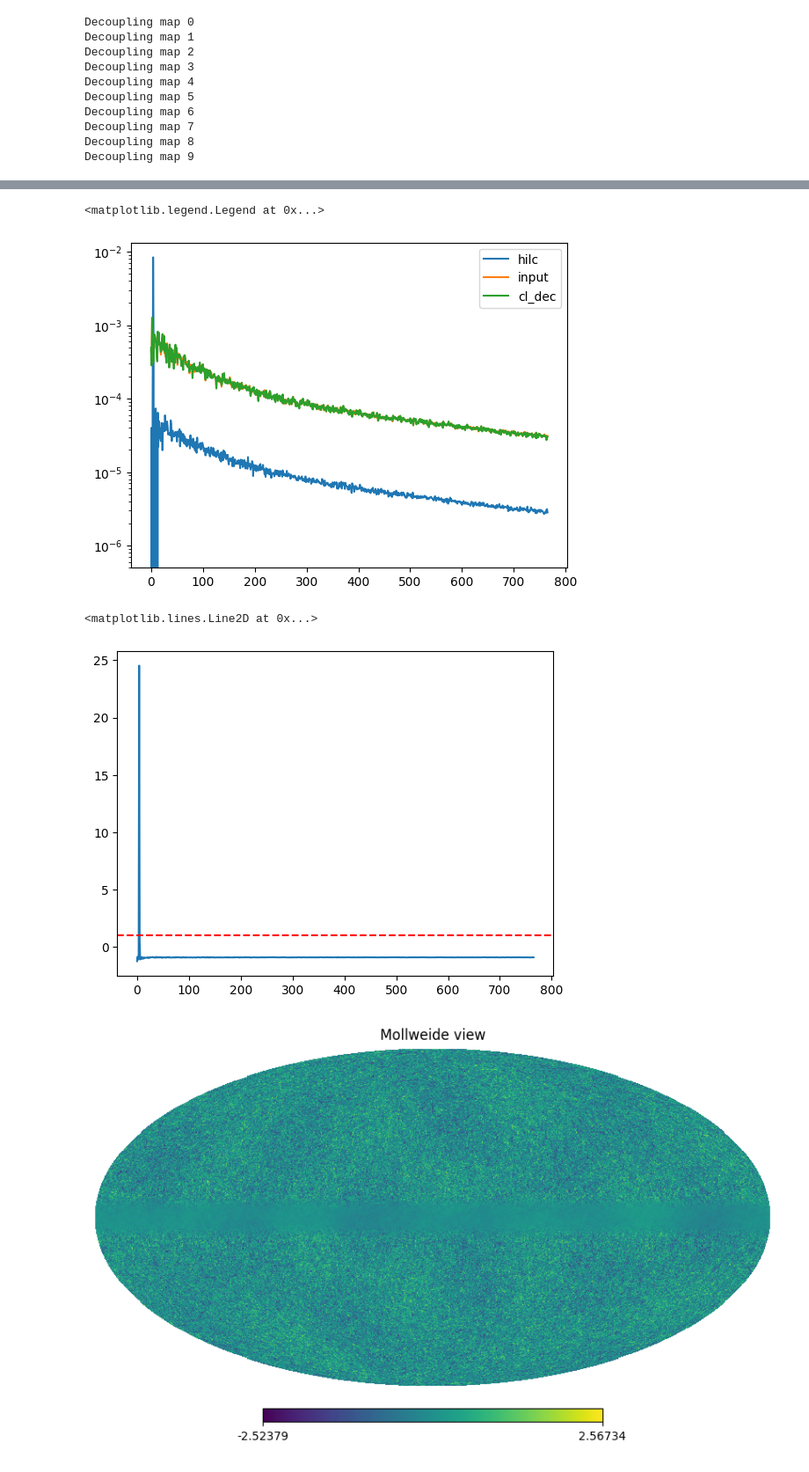
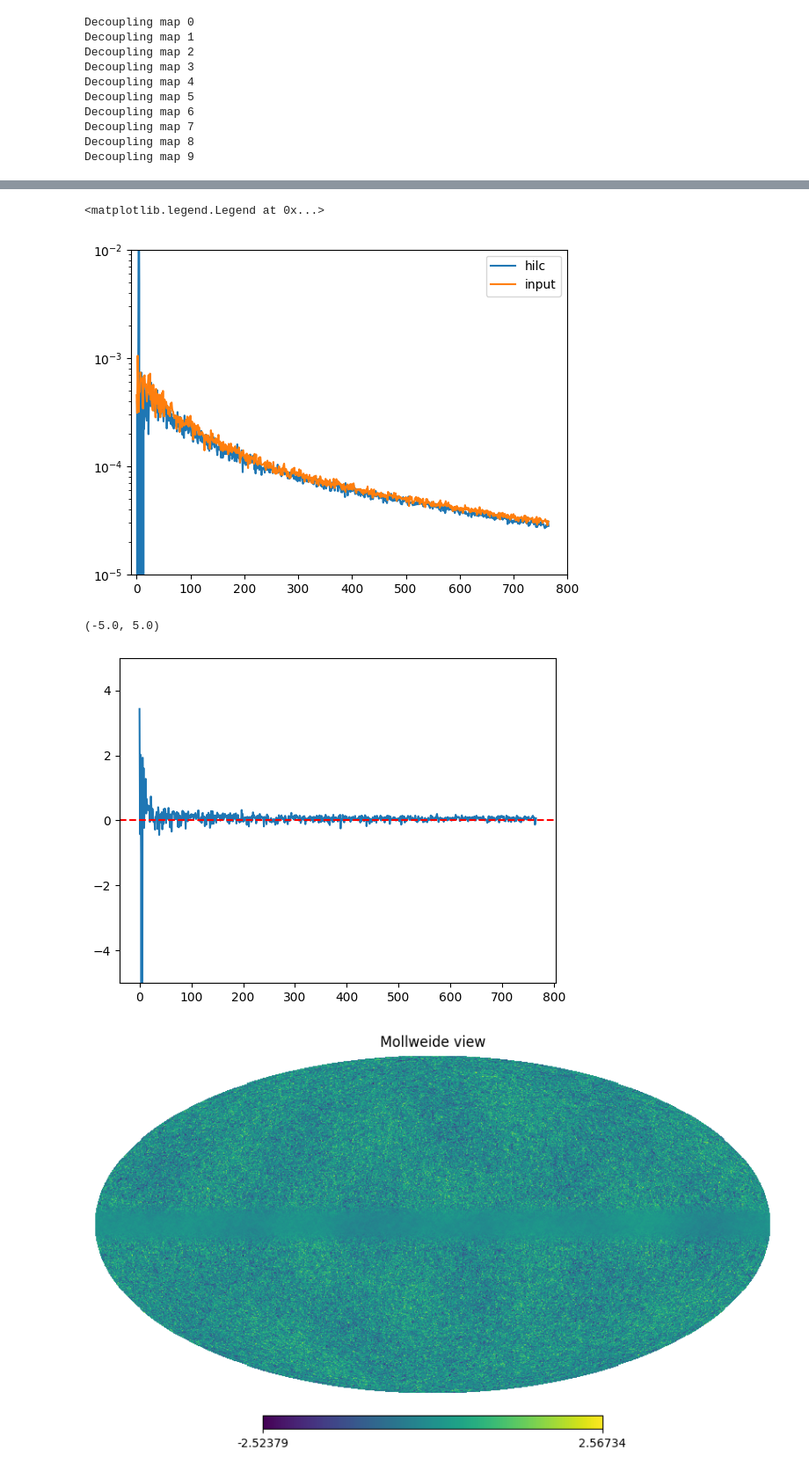
Before and after one commit to urwa99/MASS_Thesis, a Jupyter notebook: HI/test.ipynb, the cells around one changed output, grey strips where cells are left out. Shown at 88% size. Drawn from its saved outputs; the diff is of its cells as text; code cells hidden in the pictures.

```diff
--- a/HI/test.ipynb
+++ b/HI/test.ipynb
@@ -211,20 +256,23 @@ Decoupling map 9
 # %%
 input=hp.anafast(smoothed_hi_maps[0])
-plt.plot(hilc[:,0,0], label="hilc")
+plt.plot(hilc[:,0,0]*10, label="hilc")
 plt.plot(input[2:], label="input")
-plt.plot(cl_dec[:,0,0], label="cl_dec")
+# plt.plot(cl_dec[:,0,0], label="cl_dec")
 plt.yscale("log")
+plt.ylim(1e-5, 1e-2)
+plt.xlim(-10, 800)
 plt.legend()
 # %% [output]
 <matplotlib.legend.Legend at 0x...>
-[figure, old version]
+[figure, new version]
 # %%
-plt.plot((hilc[:,0,0]-cl_dec[:,0,0])/cl_dec[:,0,0])
-plt.axhline(1.0, color='r', linestyle='--')
+plt.plot((cl_dec[:,0,0]-hilc[:,0,0]*10)/cl_dec[:,0,0])
+plt.axhline(0, color='r', linestyle='--')
 # plt.xscale("log")
+plt.ylim(-5, 5)
 # %% [output]
-<matplotlib.lines.Line2D at 0x...>
+(-5.0, 5.0)
-[figure, old version]
+[figure, new version]
 # %%
 hp.mollview(clean_maps)
 hp.mollview(smoothed_hi_maps[0])
```
Also changed, not shown: parts of 4 cells of this notebook.
